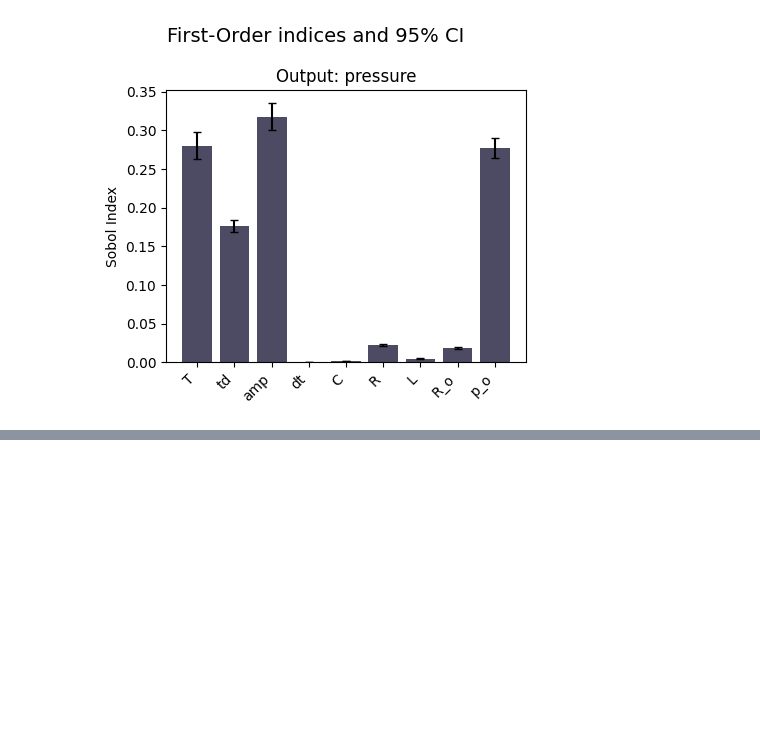
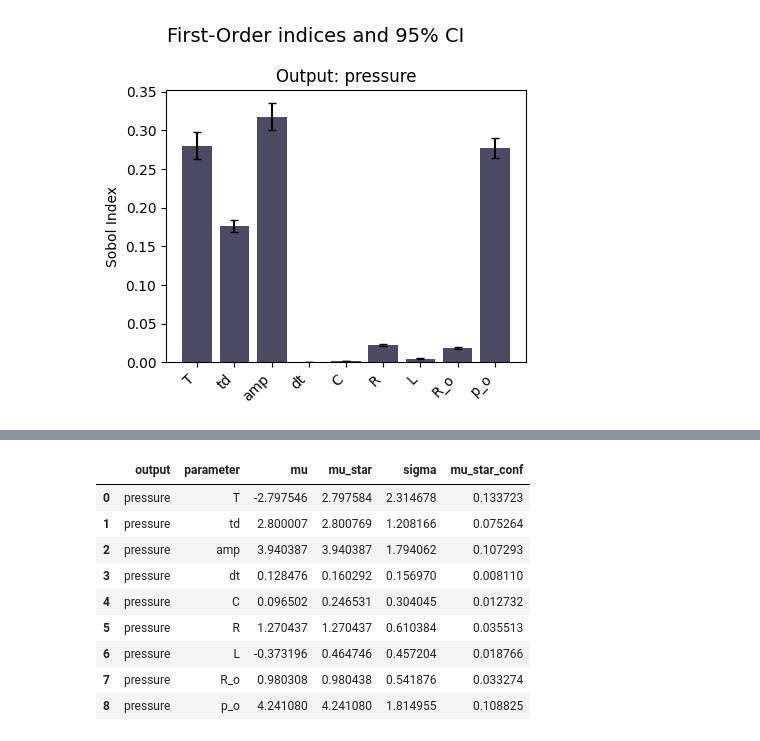
Before and after one commit to alan-turing-institute/autoemulate, a Jupyter notebook: docs/experimental/tutorials/tasks/01_emulation_sensitivity.ipynb, the cells around one changed output, grey strips where cells are left out. Saved outputs shown, nothing was run; the diff lists cells and outputs as text; code cells hidden in the pictures; blank space fills up the shorter version.

```diff
--- a/docs/experimental/tutorials/tasks/01_emulation_sensitivity.ipynb
+++ b/docs/experimental/tutorials/tasks/01_emulation_sensitivity.ipynb
@@ -77,0 +99,14 @@ sa.plot_sobol(sobol_df, index="S1")
+# %%
+morris_df = sa.run("morris")
+morris_df
+# %% [output]
+|  | output | parameter | mu | mu_star | sigma | mu_star_conf |
+| 0 | pressure | T | -2.797546 | 2.797584 | 2.314678 | 0.133723 |
+| 1 | pressure | td | 2.800007 | 2.800769 | 1.208166 | 0.075264 |
+| 2 | pressure | amp | 3.940387 | 3.940387 | 1.794062 | 0.107293 |
+| 3 | pressure | dt | 0.128476 | 0.160292 | 0.156970 | 0.008110 |
+| 4 | pressure | C | 0.096502 | 0.246531 | 0.304045 | 0.012732 |
+| 5 | pressure | R | 1.270437 | 1.270437 | 0.610384 | 0.035513 |
+| 6 | pressure | L | -0.373196 | 0.464746 | 0.457204 | 0.018766 |
+| 7 | pressure | R_o | 0.980308 | 0.980438 | 0.541876 | 0.033274 |
+| 8 | pressure | p_o | 4.241080 | 4.241080 | 1.814955 | 0.108825 |
```
Also changed, not shown: parts of 4 cells of this notebook.
